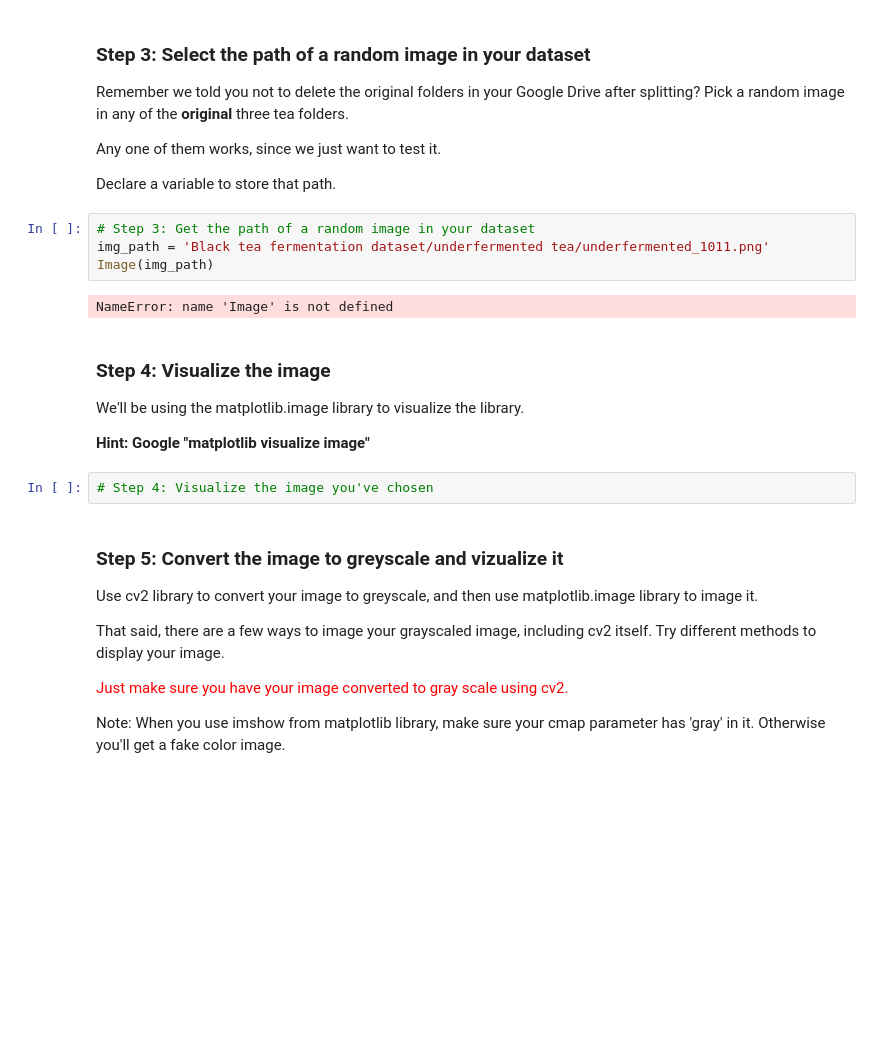
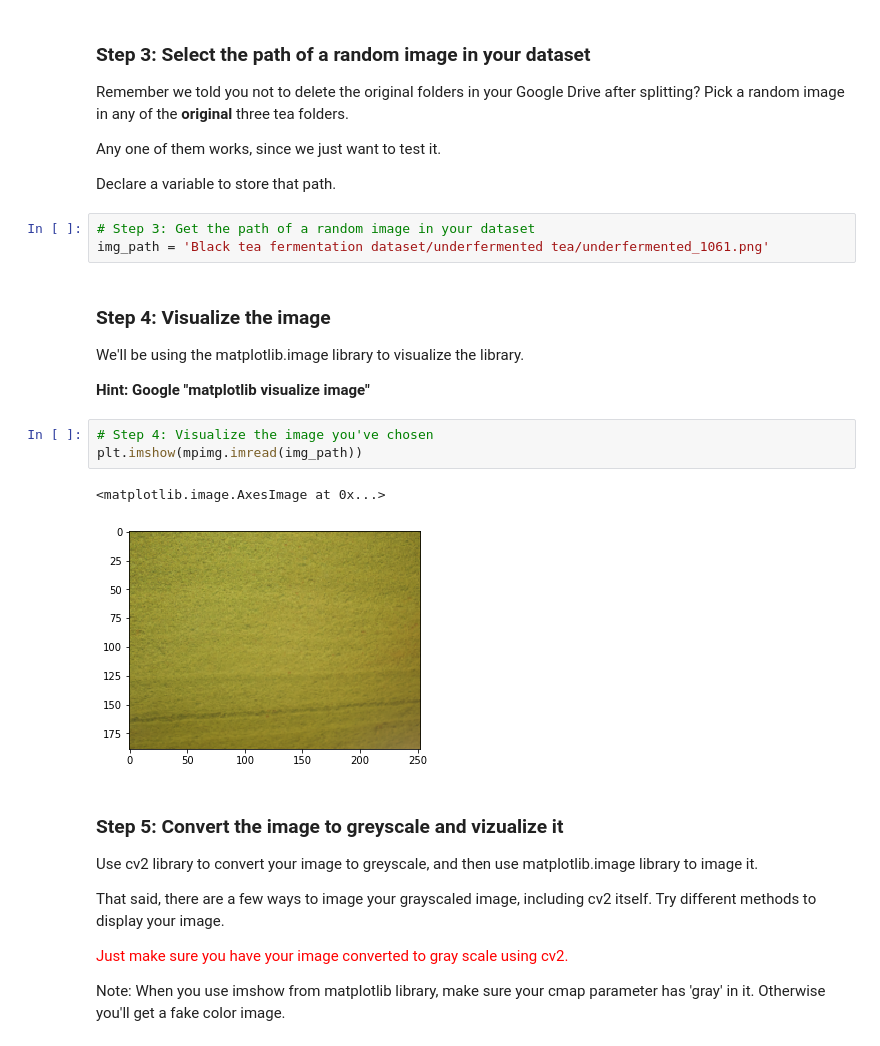
Before and after one commit to daanishrasheed/TeaFermentationDetection, a Jupyter notebook: Project Tea Fermentation (Part IV).ipynb, the cells around one changed output. Saved outputs shown, nothing was run; the diff lists cells and outputs as text; blank space fills up the shorter version.

```diff
--- a/Project Tea Fermentation (Part IV).ipynb
+++ b/Project Tea Fermentation (Part IV).ipynb
@@ -32,10 +32,7 @@ Any one of them works, since we just want to test it.
 Declare a variable to store that path.
 # %%
 # Step 3: Get the path of a random image in your dataset
-img_path = 'Black tea fermentation dataset/underfermented tea/underfermented_1011.png'
-Image(img_path)
+img_path = 'Black tea fermentation dataset/underfermented tea/underfermented_1061.png'
-# %% [output]
-NameError: name 'Image' is not defined
 # %% [markdown]
 ### Step 4: Visualize the image
 We'll be using the matplotlib.image library to visualize the library.
@@ -43,6 +40,10 @@ We'll be using the matplotlib.image library to visualize the library.
 <strong>Hint: Google "matplotlib visualize image"</strong>
 # %%
 # Step 4: Visualize the image you've chosen
+plt.imshow(mpimg.imread(img_path))
+# %% [output]
+<matplotlib.image.AxesImage at 0x...>
+[figure, added]
 # %% [markdown]
 ### Step 5: Convert the image to greyscale and vizualize it
 Use cv2 library to convert your image to greyscale, and then use matplotlib.image library to image it.
```
Also changed, not shown: parts of 7 cells of this notebook.
